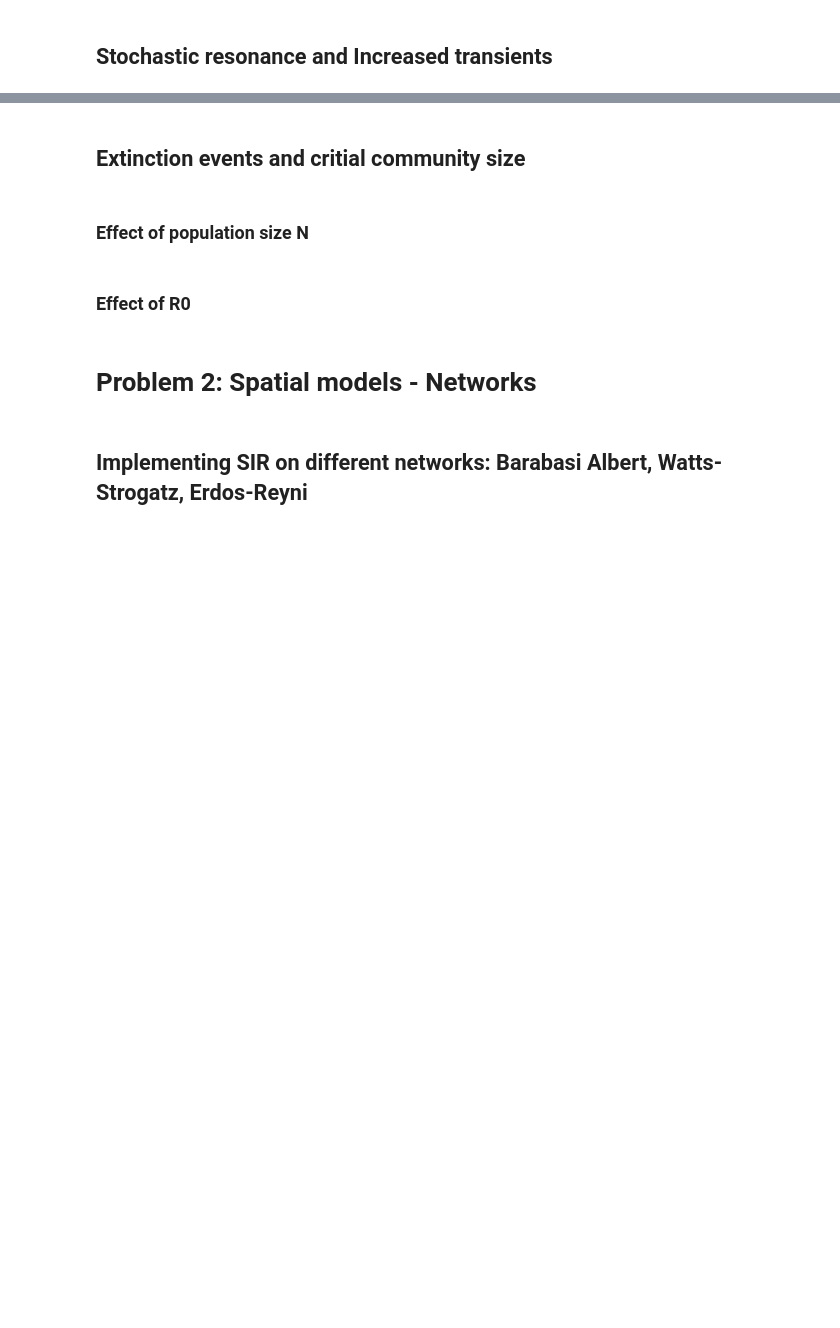
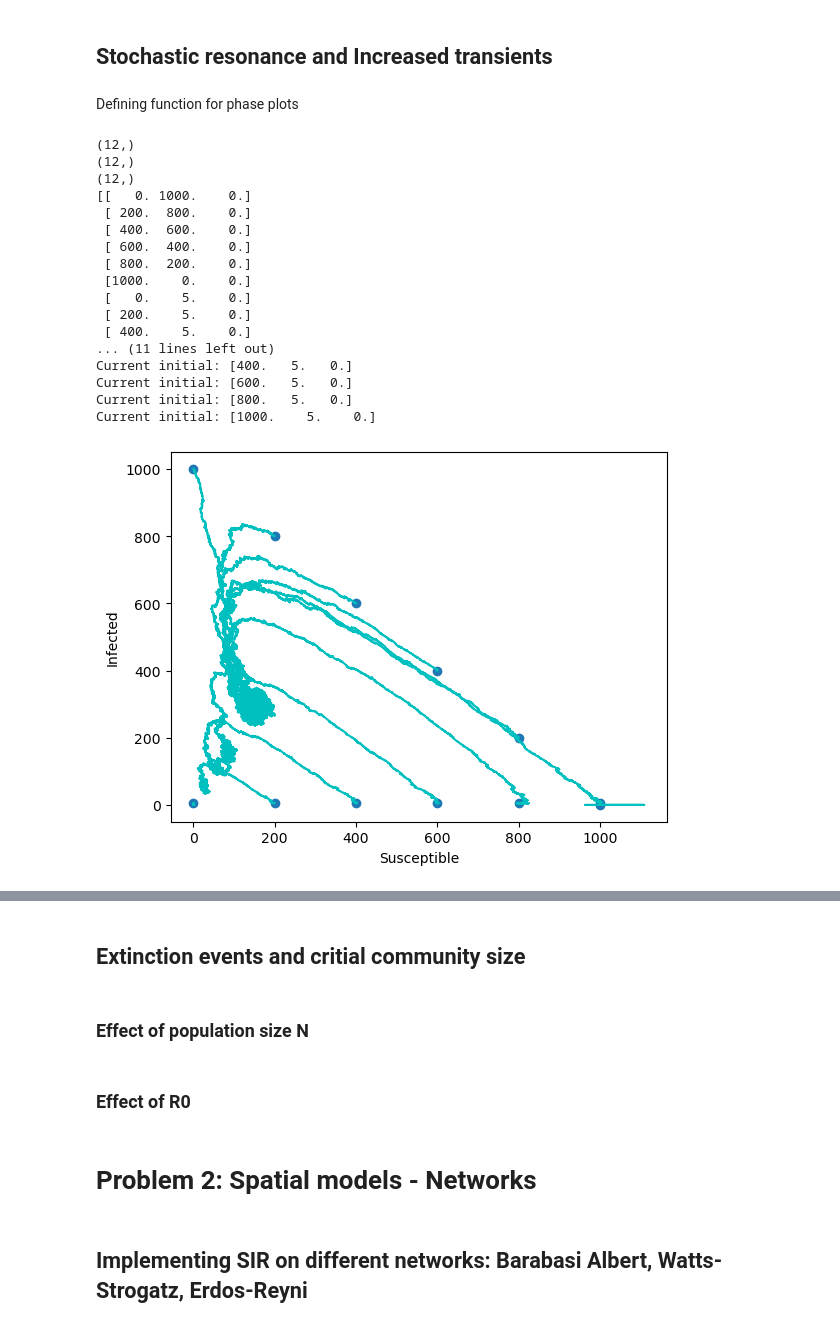
Before and after one commit to AleksSliw/Stochastic-and-spatial-models, a Jupyter notebook: Assigment II.ipynb, the cells around one changed output, grey strips where cells are left out. Saved outputs shown, nothing was run; the diff lists cells and outputs as text; code cells hidden in the pictures; blank space fills up the shorter version.

```diff
--- a/Assigment II.ipynb
+++ b/Assigment II.ipynb
@@ -249,2 +310,54 @@ plt.plot(sampling_times,data[1,:])
 # %% [markdown]
 ## Stochastic resonance and Increased transients
+# %% [markdown]
+Defining function for phase plots
+# %%
+def event_phase_plot(Ns,initials, parameters, tmax):
+    for initial in initials:
+        print(f"Current initial: {initial}")
+        x, y = event_loop(tmax, initial, sir_event,parameters)
+        S, I = y[0,:], y[1,:]
+        plt.plot(S,I, 'c')
+        plt.ylabel('Infected')
+        plt.xlabel('Susceptible')
+    plt.scatter(initials[:,0], initials[:,1])
+# %%
+N = 1000
+dx = N/5
+
+S = np.concatenate((np.arange(0,N+dx, dx), np.arange(0,N+dx, dx)))
+I = np.concatenate((np.arange(0,N+dx, dx)[::-1], np.array([5 for k in range(6)])))
+print(S.shape)
+print(I.shape)
+R= np.zeros(12)
+print(R.shape)
+initial = np.array([S, I, R]).T
+p =  [1/10, 1, 0.05]
+tmax = 30
+print(initial)
+
+# x, y = event_loop(tmax, populations, sir_event,p )
+# plt.plot(x, y[0,:], label = 'Susceptible')
+
+
+# plt.plot(x, y[])
+event_phase_plot(N, initial,p, 80 )
+# %% [output]
+(12,)
+(12,)
+(12,)
+[[   0. 1000.    0.]
+ [ 200.  800.    0.]
+ [ 400.  600.    0.]
+ [ 600.  400.    0.]
+ [ 800.  200.    0.]
+ [1000.    0.    0.]
+ [   0.    5.    0.]
+ [ 200.    5.    0.]
+ [ 400.    5.    0.]
+... (11 lines left out)
+Current initial: [400.   5.   0.]
+Current initial: [600.   5.   0.]
+Current initial: [800.   5.   0.]
+Current initial: [1000.    5.    0.]
+[figure, added]
```
Also changed, not shown: parts of 32 cells of this notebook.
